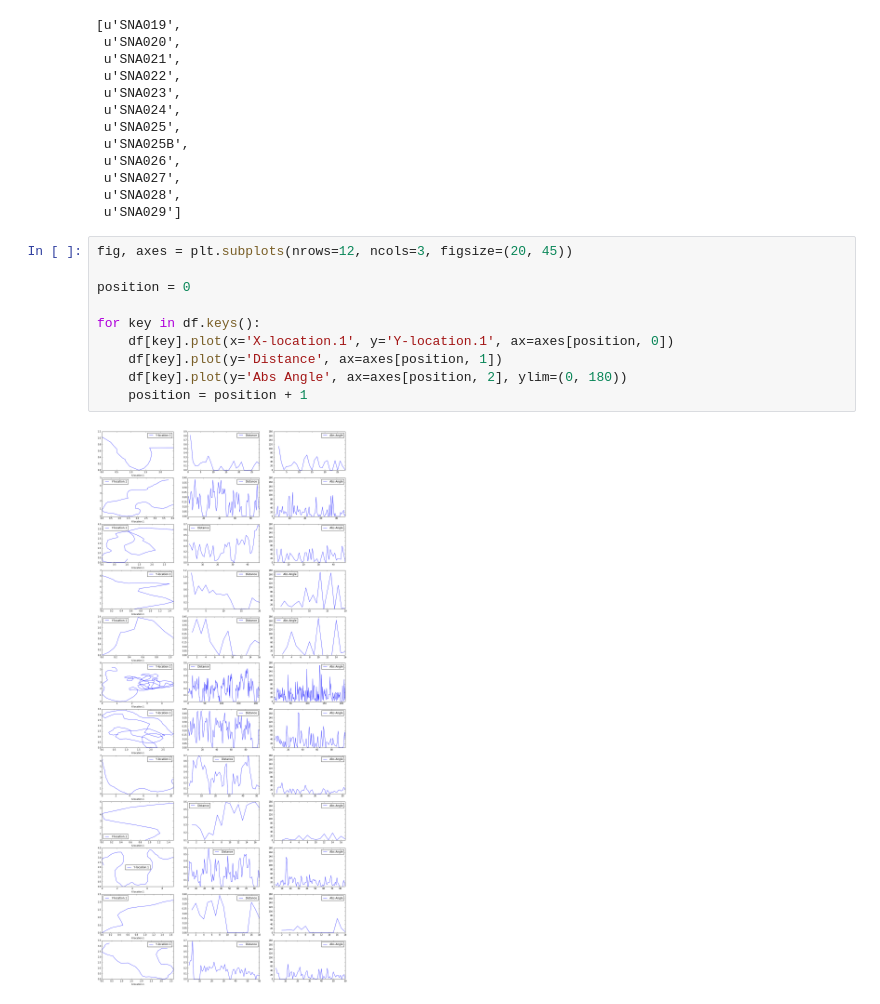
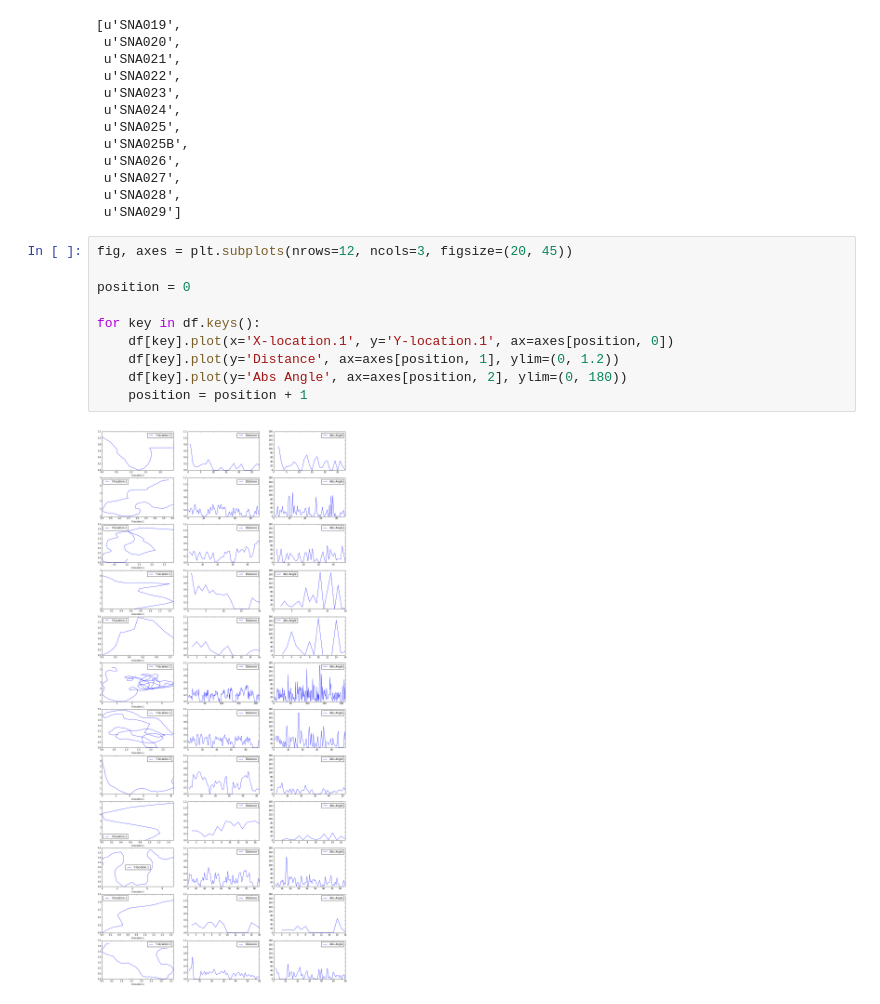
Before and after one commit to rah/optimal-search, a Jupyter notebook: ipython/70 84-11-05 Lab.ipynb, the cells around one changed output. Cells and saved outputs as stored; diff of their text form.

```diff
--- a/ipython/70 84-11-05 Lab.ipynb
+++ b/ipython/70 84-11-05 Lab.ipynb
@@ -22,12 +22,12 @@ df.keys()
 # %%
 fig, axes = plt.subplots(nrows=12, ncols=3, figsize=(20, 45))
 
 position = 0
 
 for key in df.keys():
     df[key].plot(x='X-location.1', y='Y-location.1', ax=axes[position, 0])
-    df[key].plot(y='Distance', ax=axes[position, 1])
+    df[key].plot(y='Distance', ax=axes[position, 1], ylim=(0, 1.2))
     df[key].plot(y='Abs Angle', ax=axes[position, 2], ylim=(0, 180))
     position = position + 1
 # %% [output]
-[figure, old version]
+[figure, new version]
```
Also changed, not shown: parts of 4 cells of this notebook.
